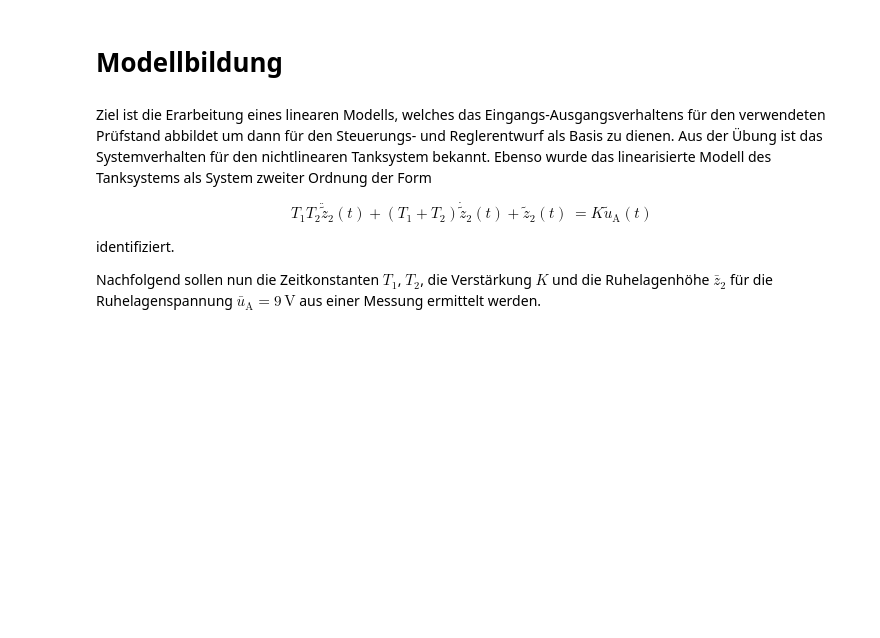
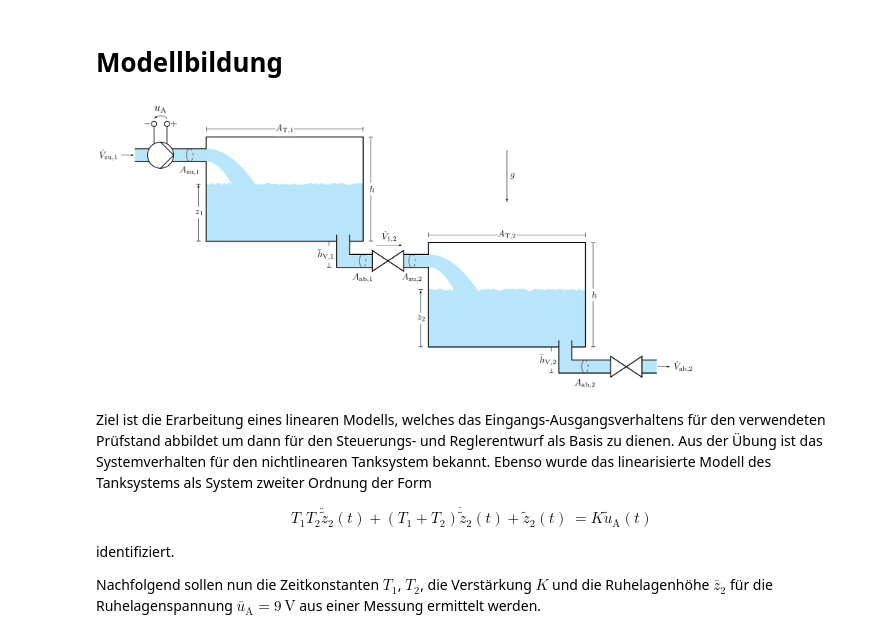
Before and after one commit to umit-iace/lehre-chemie-msr-notebooks, a Jupyter notebook: pr/2Tank-Modellbildung.ipynb, the cells around one changed output. Saved outputs shown, nothing was run; the diff lists cells and outputs as text; code cells hidden in the pictures; blank space fills up the shorter version.

Commit message:
Rework image handling with tup

```diff
--- a/pr/2Tank-Modellbildung.ipynb
+++ b/pr/2Tank-Modellbildung.ipynb
@@ -9,8 +9,10 @@ from scipy.optimize import leastsq
 from scipy.integrate import solve_ivp
 from scipy.interpolate import interp1d
 # %%
-imag = Image("../images/zweitank.png", width=600)
+imag = Image("../images/twoTank.png", width=600)
 display(imag)
+# %% [output]
+[figure, added]
 # %% [markdown]
 Ziel ist die Erarbeitung eines linearen Modells, welches das Eingangs-Ausgangsverhaltens für den verwendeten Prüfstand abbildet um dann für den Steuerungs- und Reglerentwurf als Basis zu dienen.
 Aus der Übung ist das Systemverhalten für den nichtlinearen Tanksystem bekannt.
```
Also changed, not shown: parts of 8 cells of this notebook, 49 other files.
